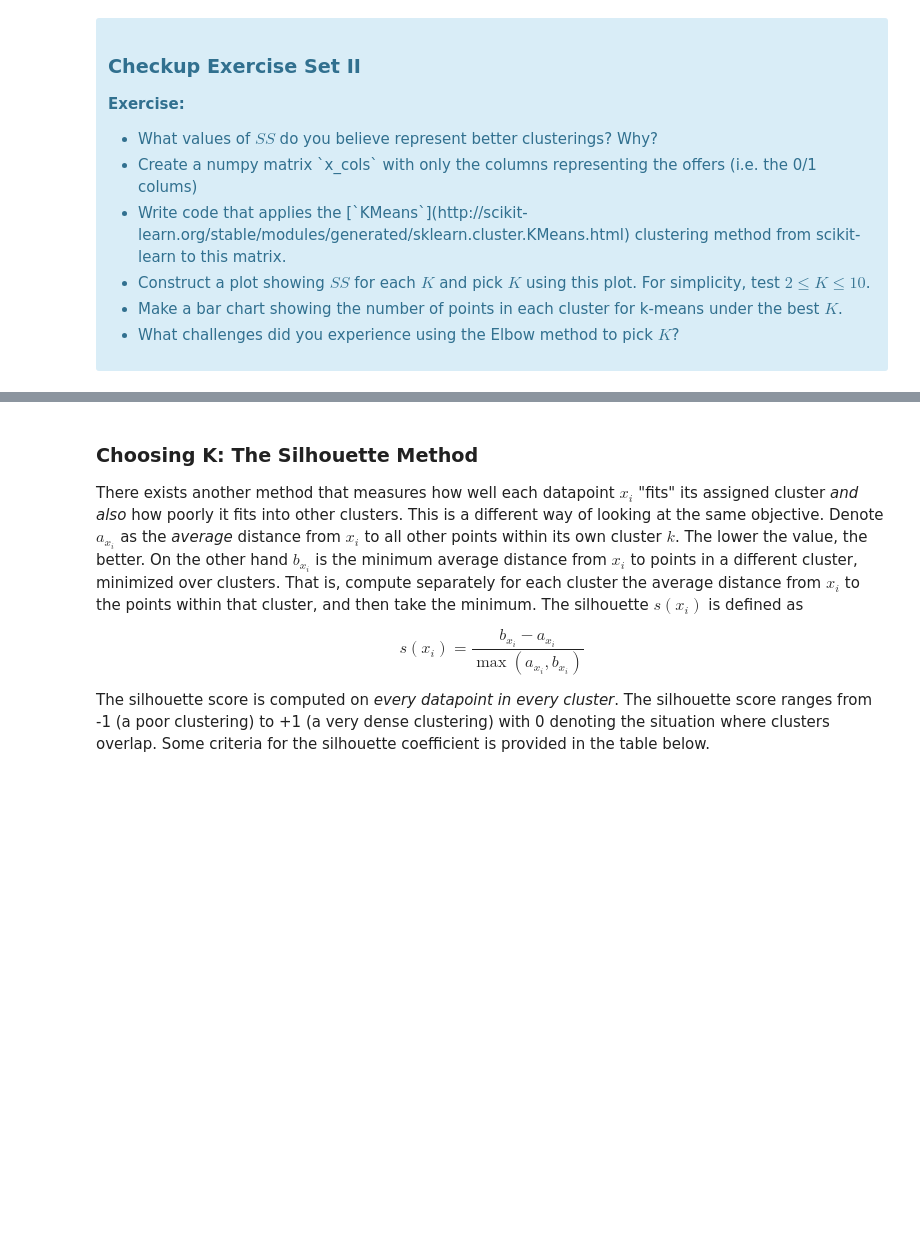
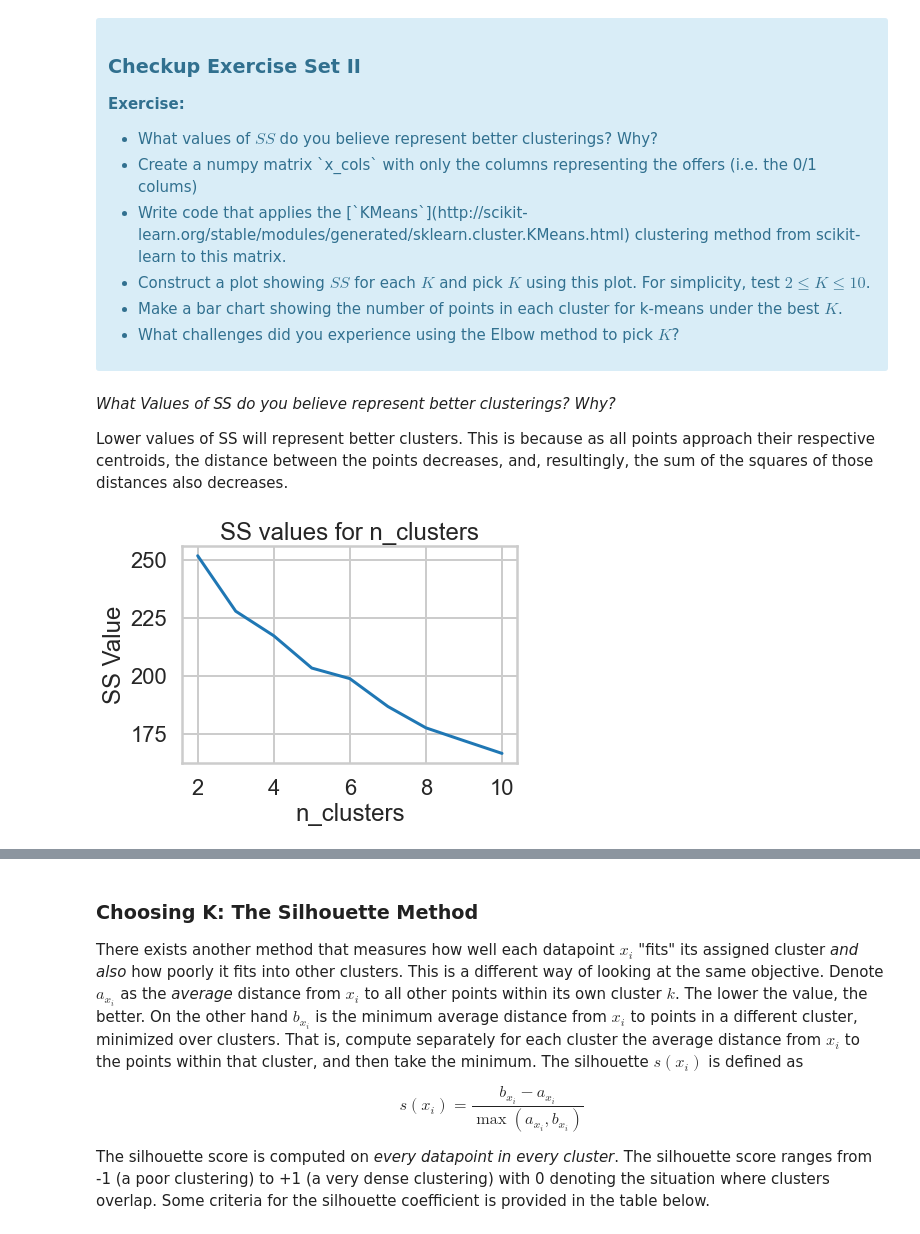
Before and after one commit to Madxam/mec-mini-projects, a Jupyter notebook: mec-16.2.6-clustering-mini-project/Mini_Project_Clustering.ipynb, the cells around one changed output, grey strips where cells are left out. Cells and saved outputs as stored; diff of their text form; code cells hidden in the pictures; blank space fills up the shorter version.

Commit message:
Pushing changes to mec-16.2.6-clustering-mini-project to submit assignment.

```diff
--- a/mec-16.2.6-clustering-mini-project/Mini_Project_Clustering.ipynb
+++ b/mec-16.2.6-clustering-mini-project/Mini_Project_Clustering.ipynb
@@ -17,6 +17,6 @@ sns.set_context("poster")
 
 The dataset contains information on marketing newsletters/e-mail campaigns (e-mail offers sent to customers) and transaction level data from customers. The transactional data shows which offer customers responded to, and what the customer ended up buying. The data is presented as an Excel workbook containing two worksheets. Each worksheet contains a different dataset.
 # %%
-df_offers = pd.read_excel("./WineKMC.xlsx", sheetname=0)
+df_offers = pd.read_excel("./WineKMC.xlsx", sheet_name=0)
 df_offers.columns = ["offer_id", "campaign", "varietal", "min_qty", "discount", "origin", "past_peak"]
 df_offers.head()
@@ -23,7 +30,7 @@ df_offers.head()
 # %% [markdown]
 We see that the first dataset contains information about each offer such as the month it is in effect and several attributes about the wine that the offer refers to: the variety, minimum quantity, discount, country of origin and whether or not it is past peak. The second dataset in the second worksheet contains transactional data -- which offer each customer responded to.
 # %%
-df_transactions = pd.read_excel("./WineKMC.xlsx", sheetname=1)
+df_transactions = pd.read_excel("./WineKMC.xlsx", sheet_name=1)
 df_transactions.columns = ["customer_name", "offer_id"]
 df_transactions['n'] = 1
 df_transactions.head()
@@ -48,0 +61,6 @@ The first thing we need is a way to compare customers. To do this, we're going t
+# %%
+#your turn
+df_merged = pd.merge(df_offers, df_transactions)
+matrix = df_merged.pivot_table(index = ['customer_name'], columns = ['offer_id'], values = 'n')
+matrix = matrix.fillna(0).reset_index()
+matrix
@@ -76,0 +107,25 @@ where $x_i$ is a point, $C_k$ represents cluster $k$ and $\mu_k$ is the centroid
+# %% [markdown]
+*What Values of SS do you believe represent better clusterings? Why?*
+
+Lower values of SS will represent better clusters. This is because as all points approach their respective centroids, the distance between the points decreases, and, resultingly, the sum of the squares of those distances also decreases.
+# %%
+x_cols = matrix.columns[1:]  #create numpy matrix containing only offer columns
+# %%
+# your turn
+from sklearn.cluster import KMeans
+
+k_range = range(2, 11)
+ss_values = []
+
+for k in k_range:
+    kmeans = KMeans(n_clusters = k, random_state = 5555).fit(matrix[x_cols])
+    ss_values.append(kmeans.inertia_)
+
+fig, ax = plt.subplots()
+ax.plot(list(k_range), ss_values)
+ax.set(title = 'SS values for n_clusters',
+       xlabel = 'n_clusters',
+       ylabel = 'SS Value')
+plt.show(ax)
+# %% [output]
+[figure, added]
```
Also changed, not shown: parts of 20 cells of this notebook.
